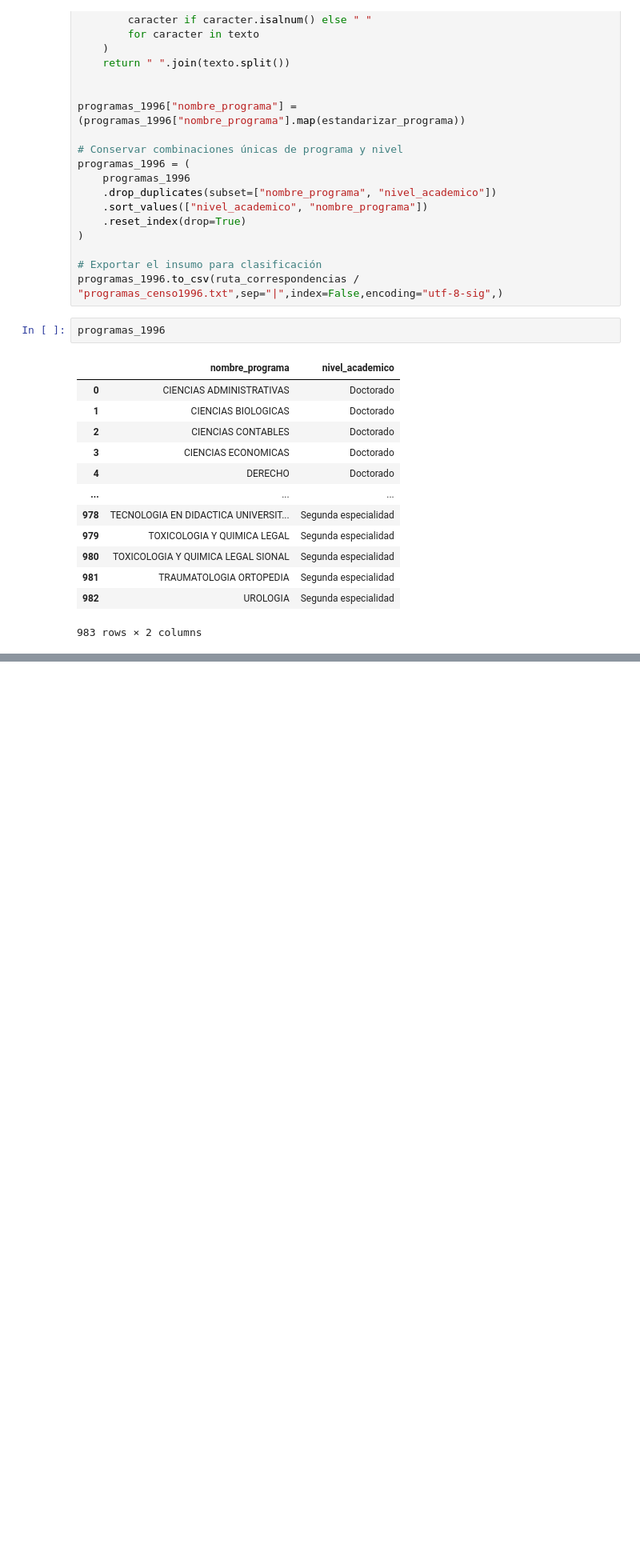
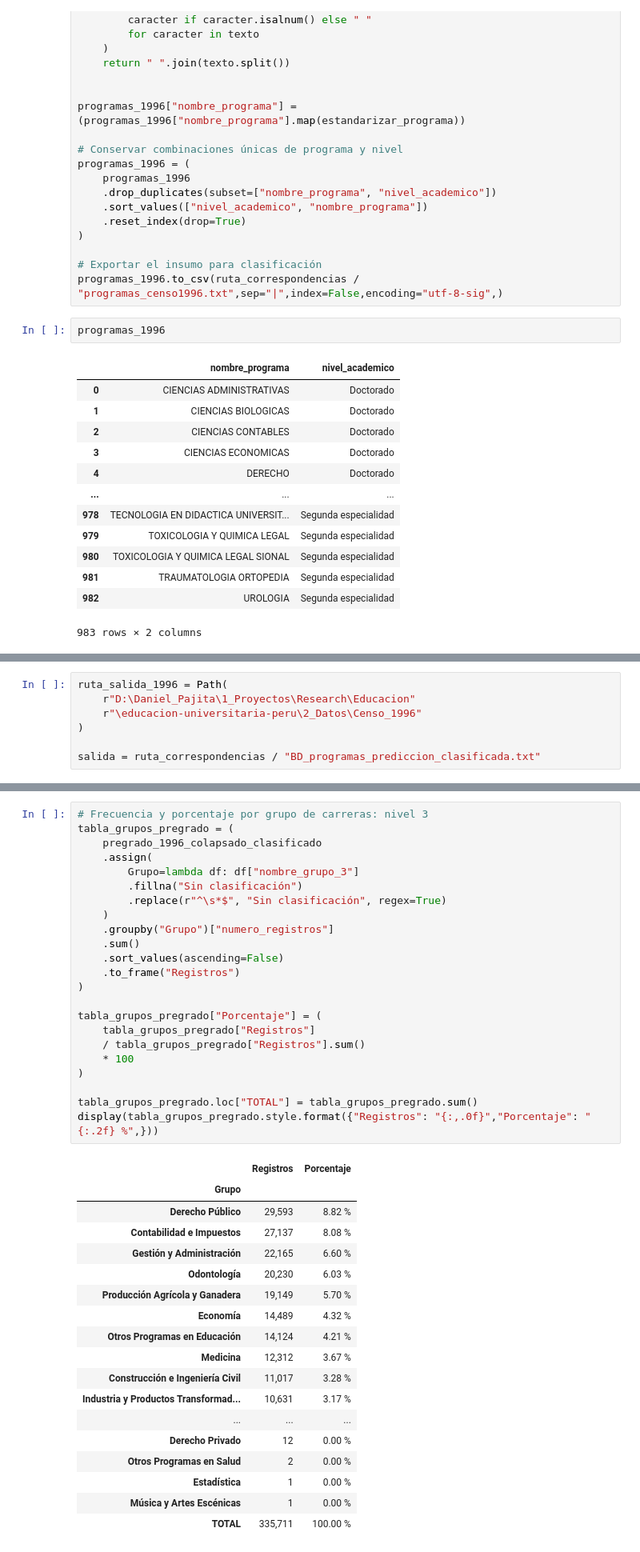
Before and after one commit to DanielPajita/educacion-universitaria-peru, a Jupyter notebook: 3_Códigos/02_preparar_censo1996.ipynb, the cells around one changed output, grey strips where cells are left out. Shown at 80% size. Cells and saved outputs as stored; diff of their text form; blank space fills up the shorter version.

```diff
--- a/3_Códigos/02_preparar_censo1996.ipynb
+++ b/3_Códigos/02_preparar_censo1996.ipynb
@@ -496,0 +497,7 @@ programas_1996
+# %%
+ruta_salida_1996 = Path(
+    r"D:\Daniel_Pajita\1_Proyectos\Research\Educacion"
+    r"\educacion-universitaria-peru\2_Datos\Censo_1996"
+)
+
+salida = ruta_correspondencias / "BD_programas_prediccion_clasificada.txt"
@@ -496,0 +583,42 @@ programas_1996
+# %%
+# Frecuencia y porcentaje por grupo de carreras: nivel 3
+tabla_grupos_pregrado = (
+    pregrado_1996_colapsado_clasificado
+    .assign(
+        Grupo=lambda df: df["nombre_grupo_3"]
+        .fillna("Sin clasificación")
+        .replace(r"^\s*$", "Sin clasificación", regex=True)
+    )
+    .groupby("Grupo")["numero_registros"]
+    .sum()
+    .sort_values(ascending=False)
+    .to_frame("Registros")
+)
+
+tabla_grupos_pregrado["Porcentaje"] = (
+    tabla_grupos_pregrado["Registros"]
+    / tabla_grupos_pregrado["Registros"].sum()
+    * 100
+)
+
+tabla_grupos_pregrado.loc["TOTAL"] = tabla_grupos_pregrado.sum()
+display(tabla_grupos_pregrado.style.format({"Registros": "{:,.0f}","Porcentaje": "{:.2f} %",}))
+# %% [output]
+|  | Registros | Porcentaje |
+| Grupo |  |  |
+| Derecho Público | 29,593 | 8.82 % |
+| Contabilidad e Impuestos | 27,137 | 8.08 % |
+| Gestión y Administración | 22,165 | 6.60 % |
+| Odontología | 20,230 | 6.03 % |
+| Producción Agrícola y Ganadera | 19,149 | 5.70 % |
+| Economía | 14,489 | 4.32 % |
+| Otros Programas en Educación | 14,124 | 4.21 % |
+| Medicina | 12,312 | 3.67 % |
+| Construcción e Ingeniería Civil | 11,017 | 3.28 % |
+| Industria y Productos Transformad... | 10,631 | 3.17 % |
+| ... | ... | ... |
+| Derecho Privado | 12 | 0.00 % |
+| Otros Programas en Salud | 2 | 0.00 % |
+| Estadística | 1 | 0.00 % |
+| Música y Artes Escénicas | 1 | 0.00 % |
+| TOTAL | 335,711 | 100.00 % |
```
Also changed, not shown: parts of 5 cells of this notebook, 9 other files.
